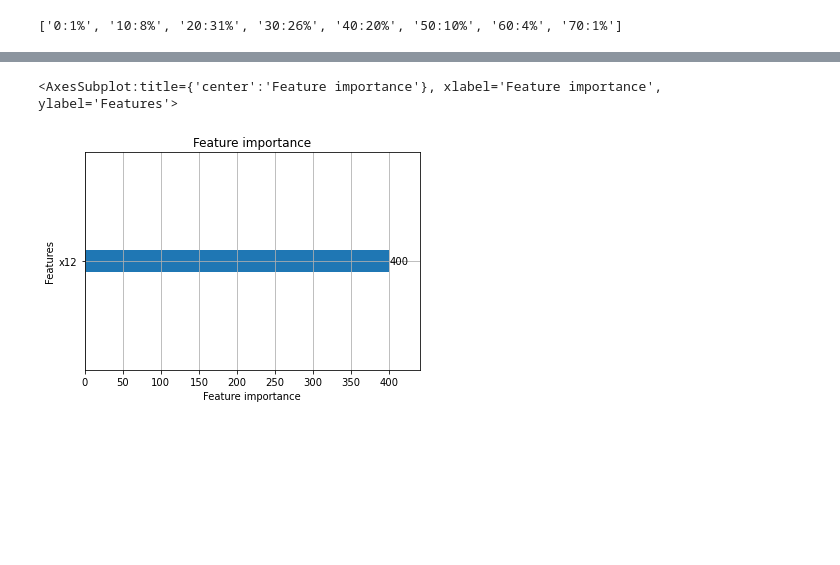
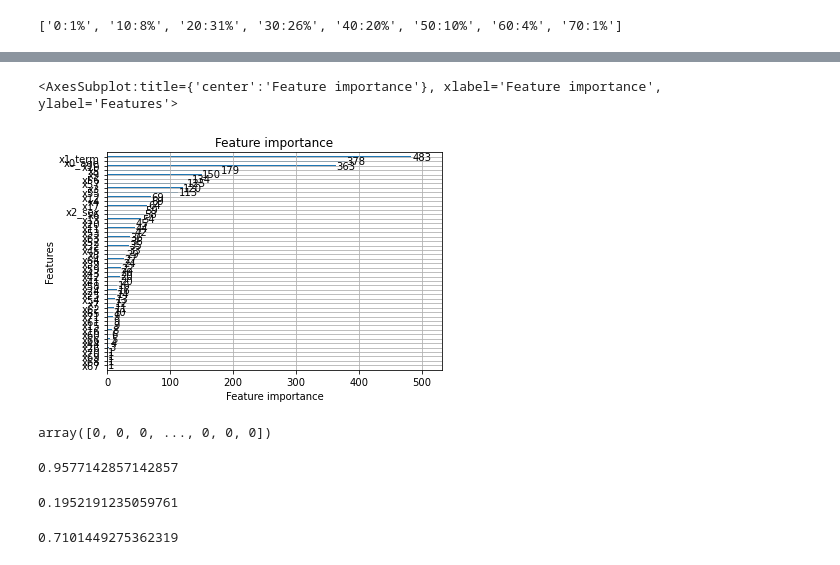
Before and after one commit to tk-tatsuro/data-science, a Jupyter notebook: bainary_classification/binary_classification.ipynb, the cells around one changed output, grey strips where cells are left out. Drawn from its saved outputs; the diff is of its cells as text; code cells hidden in the pictures; blank space fills up the shorter version.

Commit message:
create feature values.

```diff
--- a/bainary_classification/binary_classification.ipynb
+++ b/bainary_classification/binary_classification.ipynb
@@ -1041,0 +2525,7 @@ select_cols.sort_values('corr_y', ascending=False)
+# %%
+# label encoding
+from sklearn.preprocessing import LabelEncoder
+le = LabelEncoder()
+df_label = df_spray.copy()
+df_label['x9'] = le.fit_transform(df_proc2['x9'].values)
+# df_proc2
@@ -1138,8 +2753,7 @@ df = pd.get_dummies(df.drop(columns=['x71']), drop_first=True) # dummy_na=True
+# %%
+df_light = df_label.copy()
 # %%
 # Data divide
-df_X = df2.drop(columns='y') # all variable
-# df_X = df2.iloc[:, 12:13] #  only
-# print(df_X.head(3))
-
-df_y = df2['y']
-# print(df_y.head(3))
+df_X = df_light.drop(columns='y') # all variable
+# df_X = df_light.iloc[:, 12:13] #  only
+df_y = df_light['y']
@@ -1162,6 +2771,6 @@ lgb_val = lgb.Dataset(X_val, y_val)
 param = {'metric': 'auc', 'objective': 'binary'}
 # %%
 # modeling
-model = lgb.train(param, lgb_train, valid_sets=lgb_val)
+model_lgb = lgb.train(param, lgb_train, valid_sets=lgb_val)
 # %% [output]
 [LightGBM] [Info] Number of positive: 1601, number of negative: 31999
@@ -1236,5 +2849,5 @@ importance.sort_values(by='Importance', ascending=False)
 # %%
-lgb.plot_importance(model)
+lgb.plot_importance(model_lgb)
 # %% [output]
 <AxesSubplot:title={'center':'Feature importance'}, xlabel='Feature importance', ylabel='Features'>
-[figure, old version]
+[figure, new version]
@@ -1245,7 +2854,18 @@ for x in preds:
+# %%
+y_pred = np.where(preds < 0.5, 0, 1) # 閾値=0.5
+y_pred
+# %% [output]
+array([0, 0, 0, ..., 0, 0, 0])
 # %%
-# accuracy_score(y_test, y_pred)
+accuracy_score(y_test, y_pred)
+# %% [output]
+0.9577142857142857
 # %%
-# recall_score(y_test, y_pred)
+recall_score(y_test, y_pred)
+# %% [output]
+0.1952191235059761
 # %%
-# precision_score(y_test, y_pred)
+precision_score(y_test, y_pred)
+# %% [output]
+0.7101449275362319
 # %%
```
Also changed, not shown: parts of 194 cells of this notebook.
